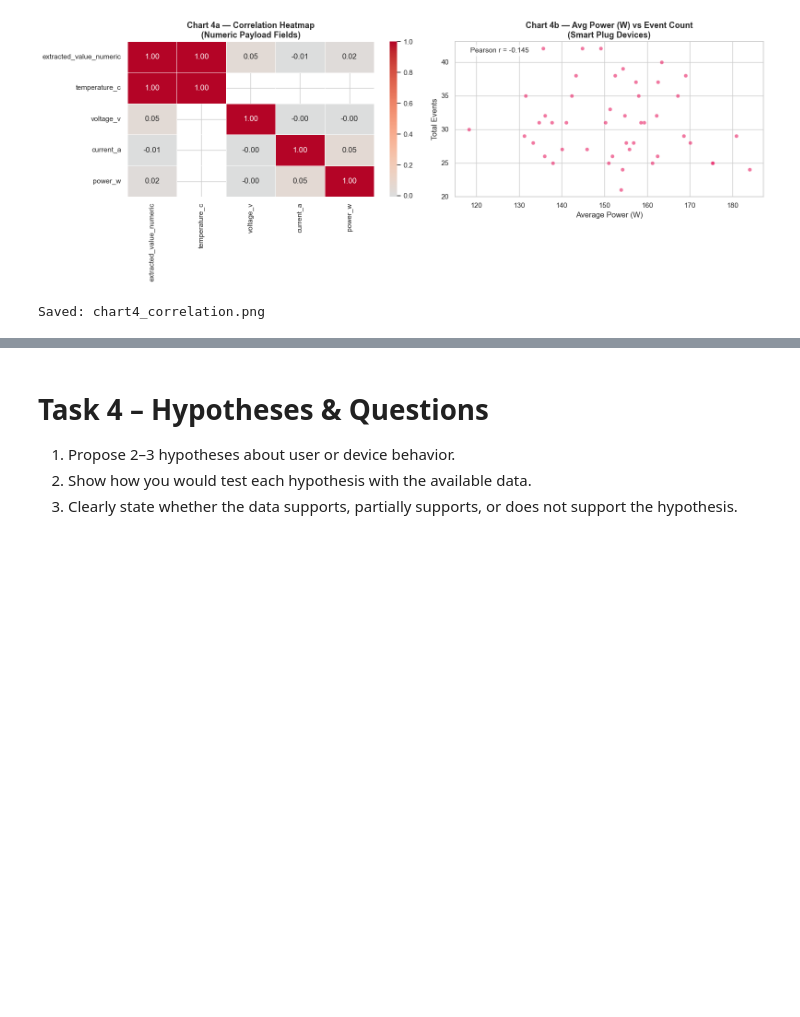
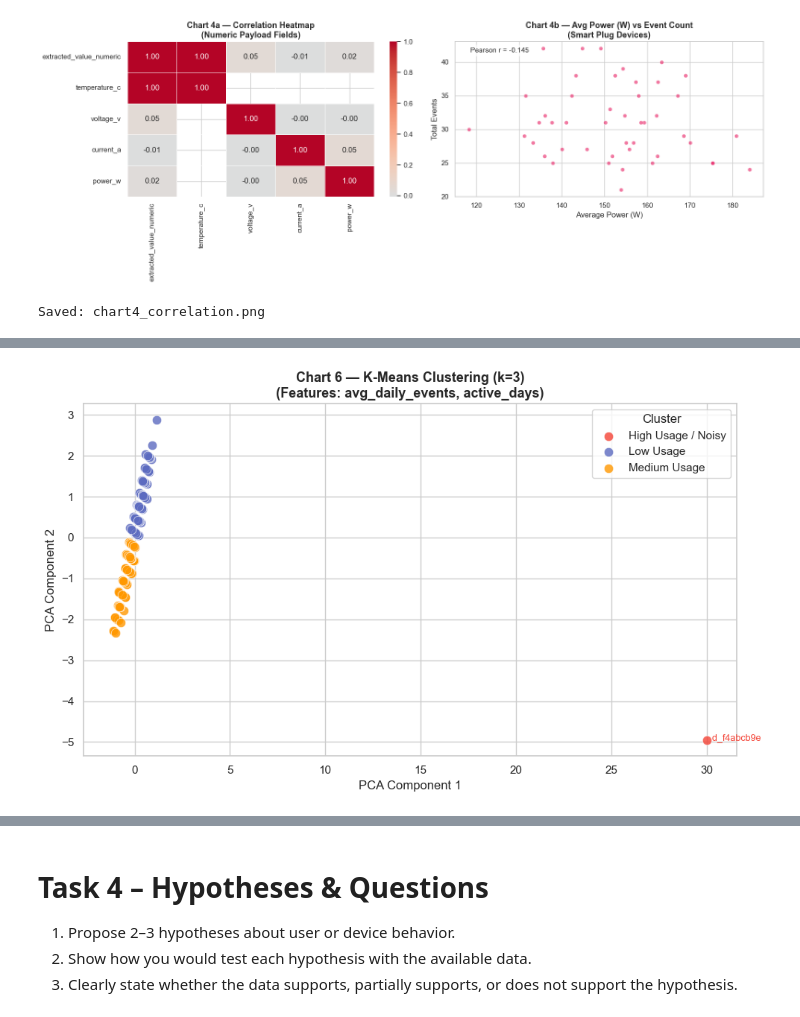
Before and after one commit to mbobat1/data-analysis-assessment, a Jupyter notebook: notebooks/analysis.ipynb, the cells around one changed output, grey strips where cells are left out. Drawn from its saved outputs; the diff is of its cells as text; code cells hidden in the pictures; blank space fills up the shorter version.

```diff
--- a/notebooks/analysis.ipynb
+++ b/notebooks/analysis.ipynb
@@ -558,0 +604,77 @@ Saved: chart4_correlation.png
+# %%
+# Chart 6 — K-Means Clustering (k=3 I fould that the elbow is at 3 meaning that optimal k=3)
+
+from sklearn.decomposition import PCA
+
+K = 3
+kmeans = KMeans(n_clusters=K, random_state=42, n_init=10)
+device_features["cluster_kmeans"] = kmeans.fit_predict(X_scaled)
+
+# Label clusters by avg_daily_events
+cluster_means = (
+    device_features.groupby("cluster_kmeans")["avg_daily_events"].mean().sort_values()
+)
+label_map = {
+    cluster_means.index[0]: "Low Usage",
+    cluster_means.index[1]: "Medium Usage",
+    cluster_means.index[2]: "High Usage / Noisy",
+}
+device_features["cluster_label"] = device_features["cluster_kmeans"].map(label_map)
+
+# PCA to 2D for visualization (using 2 principal components)
+pca = PCA(n_components=2)
+X_pca = pca.fit_transform(X_scaled)
+device_features["pca_x"] = X_pca[:, 0]
+device_features["pca_y"] = X_pca[:, 1]
+
+palette = {
+    "Low Usage": "#5C6BC0",
+    "Medium Usage": "#FF9800",
+    "High Usage / Noisy": "#F44336",
+}
+
+fig, ax = plt.subplots(figsize=(10, 6))
+for label, grp in device_features.groupby("cluster_label"):
+    ax.scatter(
+        grp["pca_x"],
+        grp["pca_y"],
+        label=label,
+        color=palette[label],
+        s=80,
+        alpha=0.8,
+        edgecolors="white",
+        linewidth=0.5,
+    )
+
+# Annotate the extreme outlier
+outlier_row = device_features.nlargest(1, "avg_daily_events")
+ax.annotate(
+    f"  {outlier_row['device_id'].values[0]}",
+    xy=(outlier_row["pca_x"].values[0], outlier_row["pca_y"].values[0]),
+    fontsize=9,
+    color="#F44336",
+)
+
+ax.set_title(
+    "Chart 6 — K-Means Clustering (k=3)\n(Features: avg_daily_events, active_days)",
+    fontsize=13,
+    fontweight="bold",
+)
+ax.set_xlabel("PCA Component 1")
+ax.set_ylabel("PCA Component 2")
+ax.legend(title="Cluster")
+
+plt.tight_layout()
+plt.savefig("../charts/chart6_kmeans_clusters.png", dpi=150, bbox_inches="tight")
+plt.show()
+print("Saved: chart6_kmeans_clusters.png")
+print("\n---- Cluster Summary ----")
+print(
+    device_features.groupby("cluster_label")[
+        ["avg_daily_events", "active_days", "total_events"]
+    ]
+    .mean()
+    .round(2)
+)
+# %% [output]
+[figure, added]
```
Also changed, not shown: parts of 9 cells of this notebook, 6 other files.
